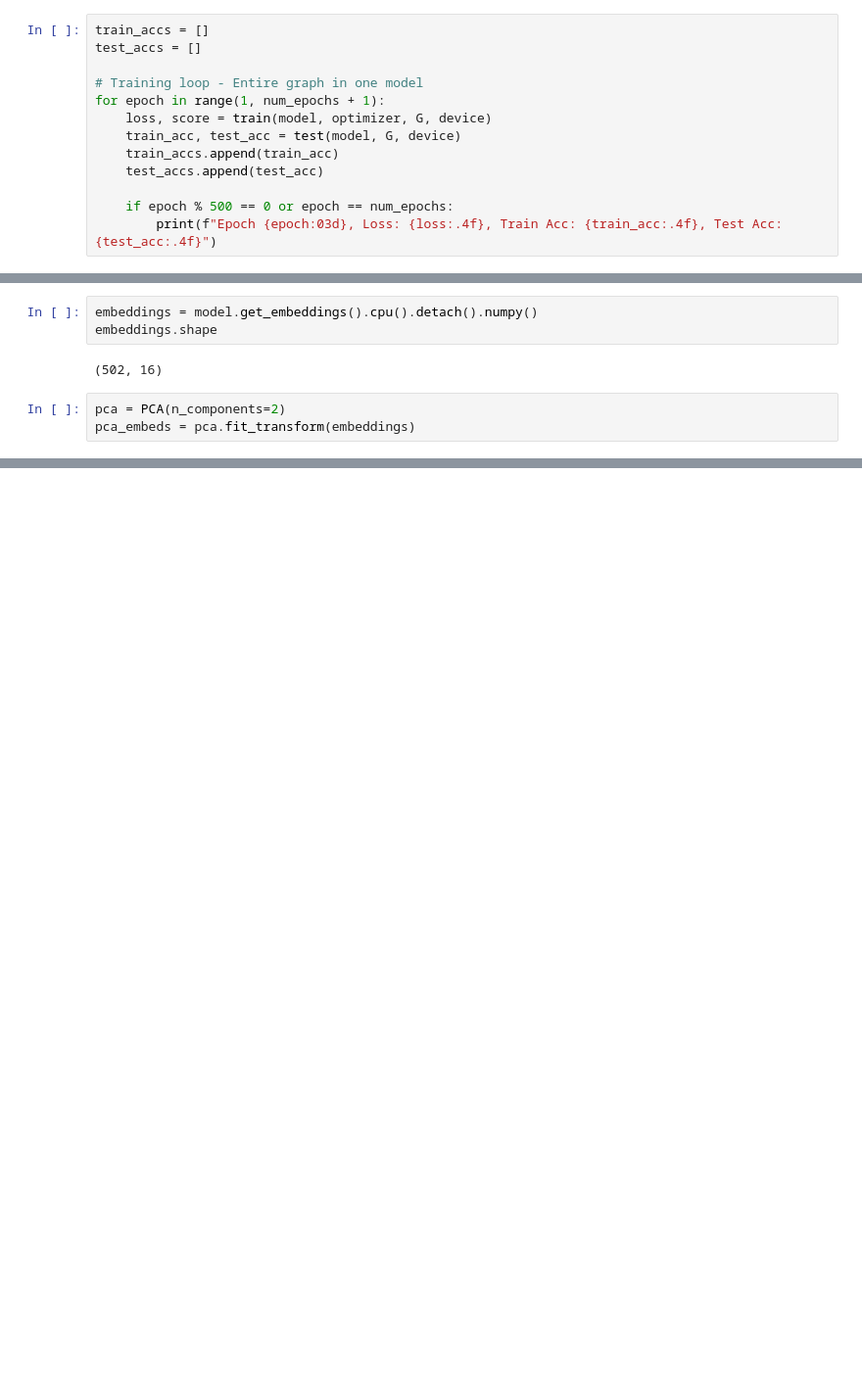
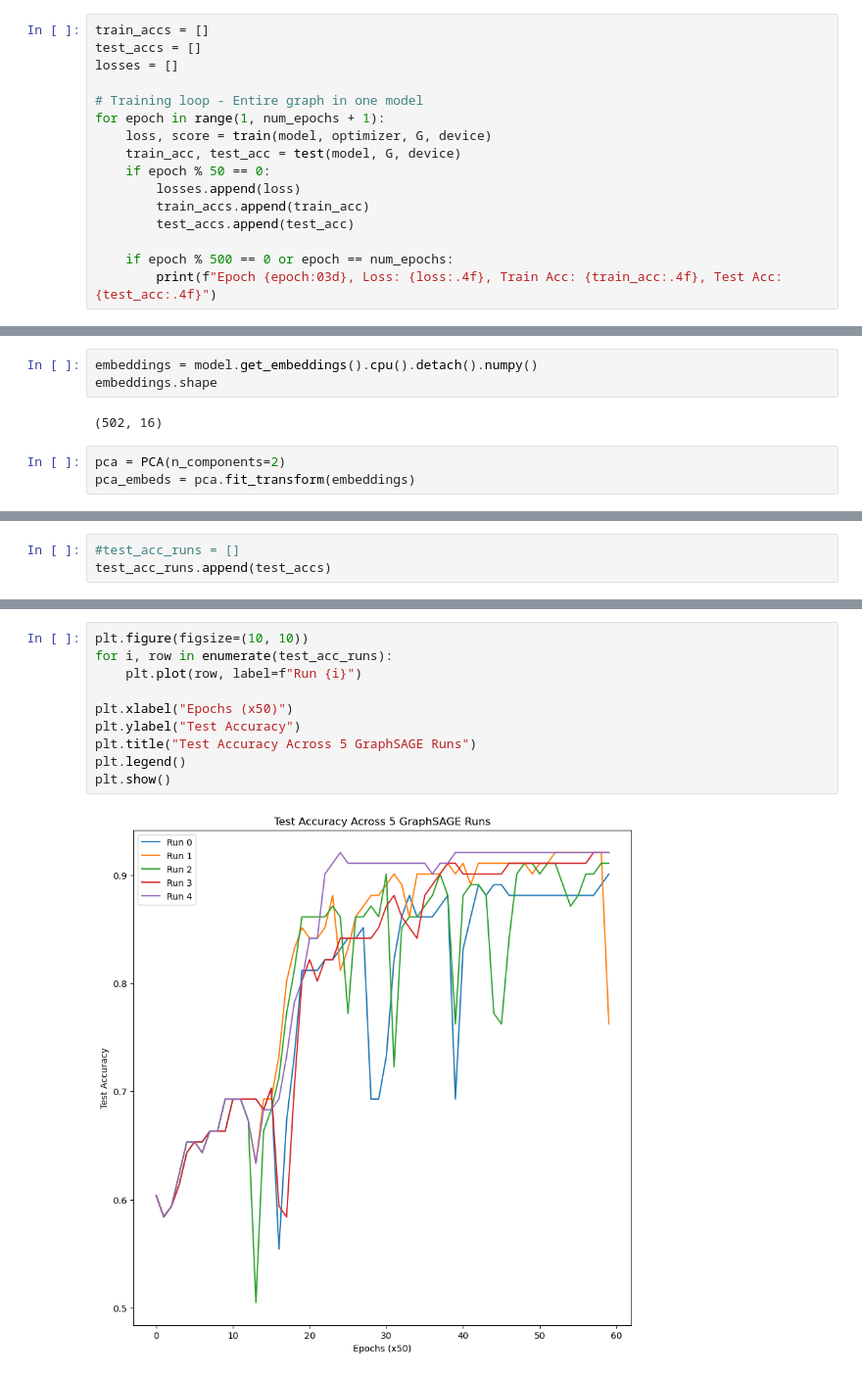
Before and after one commit to vikwaran03/DSC180B_Q2, a Jupyter notebook: Q2_Prep/graphsagenotebook.ipynb, the cells around one changed output, grey strips where cells are left out. Shown at 98% size. Drawn from its saved outputs; the diff is of its cells as text; blank space fills up the shorter version.

Commit message:
Plots of 5 runs

```diff
--- a/Q2_Prep/graphsagenotebook.ipynb
+++ b/Q2_Prep/graphsagenotebook.ipynb
@@ -222,13 +222,16 @@ G = G.to(device)
 # %%
 train_accs = []
 test_accs = []
+losses = []
 
 # Training loop - Entire graph in one model
 for epoch in range(1, num_epochs + 1):
     loss, score = train(model, optimizer, G, device)
     train_acc, test_acc = test(model, G, device)
-    train_accs.append(train_acc)
-    test_accs.append(test_acc)
+    if epoch % 50 == 0:
+        losses.append(loss)
+        train_accs.append(train_acc)
+        test_accs.append(test_acc)
 
     if epoch % 500 == 0 or epoch == num_epochs:
         print(f"Epoch {epoch:03d}, Loss: {loss:.4f}, Train Acc: {train_acc:.4f}, Test Acc: {test_acc:.4f}")
@@ -260,0 +264,3 @@ plt.show()
+# %%
+#test_acc_runs = []
+test_acc_runs.append(test_accs)
@@ -260,0 +270,12 @@ plt.show()
+# %%
+plt.figure(figsize=(10, 10))
+for i, row in enumerate(test_acc_runs):
+    plt.plot(row, label=f"Run {i}")
+
+plt.xlabel("Epochs (x50)")
+plt.ylabel("Test Accuracy")
+plt.title("Test Accuracy Across 5 GraphSAGE Runs")
+plt.legend()
+plt.show()
+# %% [output]
+[figure, added]
```
Also changed, not shown: parts of 4 cells of this notebook.
